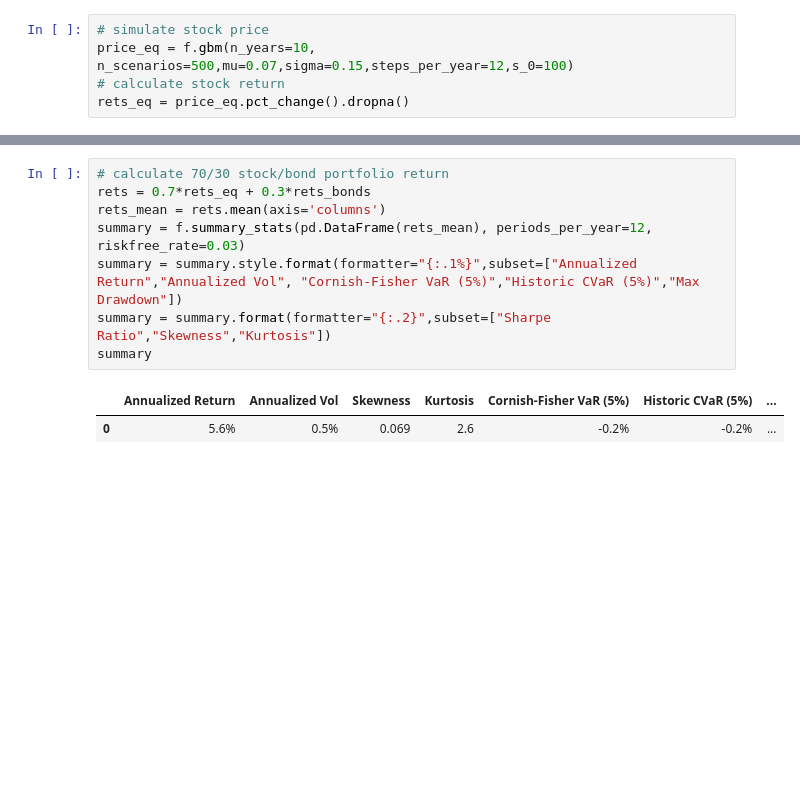
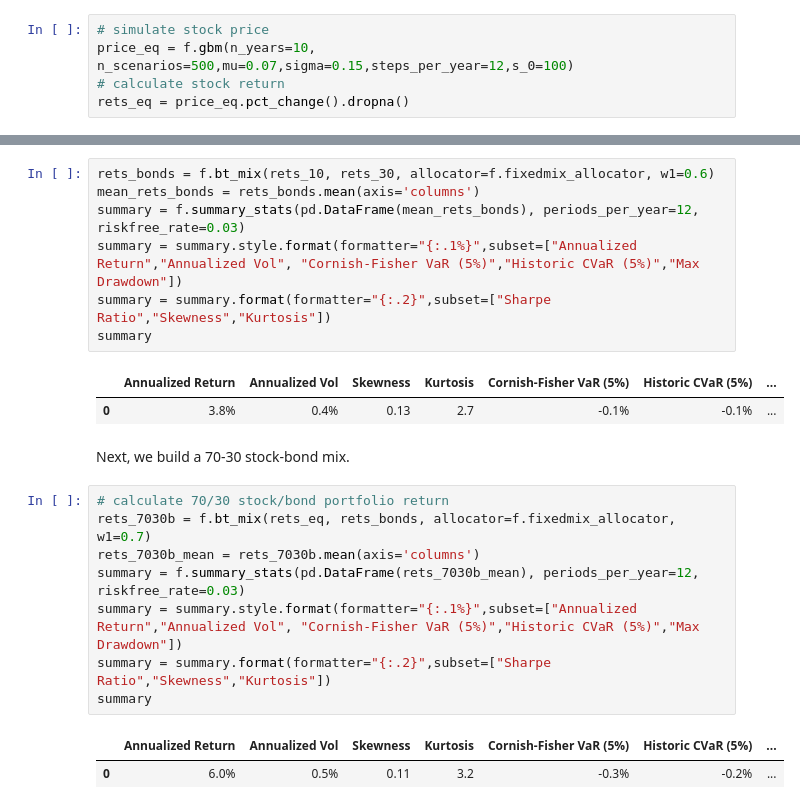
Before and after one commit to xiangyuli2021/CPPI, a Jupyter notebook: CPPI.ipynb, the cells around one changed output, grey strips where cells are left out. Drawn from its saved outputs; the diff is of its cells as text; blank space fills up the shorter version.

```diff
--- a/CPPI.ipynb
+++ b/CPPI.ipynb
@@ -309,11 +302,23 @@ rets_eq = price_eq.pct_change().dropna()
+# %%
+rets_bonds = f.bt_mix(rets_10, rets_30, allocator=f.fixedmix_allocator, w1=0.6)
+mean_rets_bonds = rets_bonds.mean(axis='columns')
+summary = f.summary_stats(pd.DataFrame(mean_rets_bonds), periods_per_year=12, riskfree_rate=0.03)
+summary = summary.style.format(formatter="{:.1%}",subset=["Annualized Return","Annualized Vol", "Cornish-Fisher VaR (5%)","Historic CVaR (5%)","Max Drawdown"])
+summary = summary.format(formatter="{:.2}",subset=["Sharpe Ratio","Skewness","Kurtosis"])
+summary
+# %% [output]
+|  | Annualized Return | Annualized Vol | Skewness | Kurtosis | Cornish-Fisher VaR (5%) | Historic CVaR (5%) | ... |
+| 0 | 3.8% | 0.4% | 0.13 | 2.7 | -0.1% | -0.1% | ... |
+# %% [markdown]
+Next, we build a 70-30 stock-bond mix.
 # %%
 # calculate 70/30 stock/bond portfolio return
-rets = 0.7*rets_eq + 0.3*rets_bonds
-rets_mean = rets.mean(axis='columns')
-summary = f.summary_stats(pd.DataFrame(rets_mean), periods_per_year=12, riskfree_rate=0.03)
+rets_7030b = f.bt_mix(rets_eq, rets_bonds, allocator=f.fixedmix_allocator, w1=0.7)
+rets_7030b_mean = rets_7030b.mean(axis='columns')
+summary = f.summary_stats(pd.DataFrame(rets_7030b_mean), periods_per_year=12, riskfree_rate=0.03)
 summary = summary.style.format(formatter="{:.1%}",subset=["Annualized Return","Annualized Vol", "Cornish-Fisher VaR (5%)","Historic CVaR (5%)","Max Drawdown"])
 summary = summary.format(formatter="{:.2}",subset=["Sharpe Ratio","Skewness","Kurtosis"])
 summary
 # %% [output]
 |  | Annualized Return | Annualized Vol | Skewness | Kurtosis | Cornish-Fisher VaR (5%) | Historic CVaR (5%) | ... |
-| 0 | 5.6% | 0.5% | 0.069 | 2.6 | -0.2% | -0.2% | ... |
+| 0 | 6.0% | 0.5% | 0.11 | 3.2 | -0.3% | -0.2% | ... |
```
Also changed, not shown: parts of 8 cells of this notebook, 1 other file.
